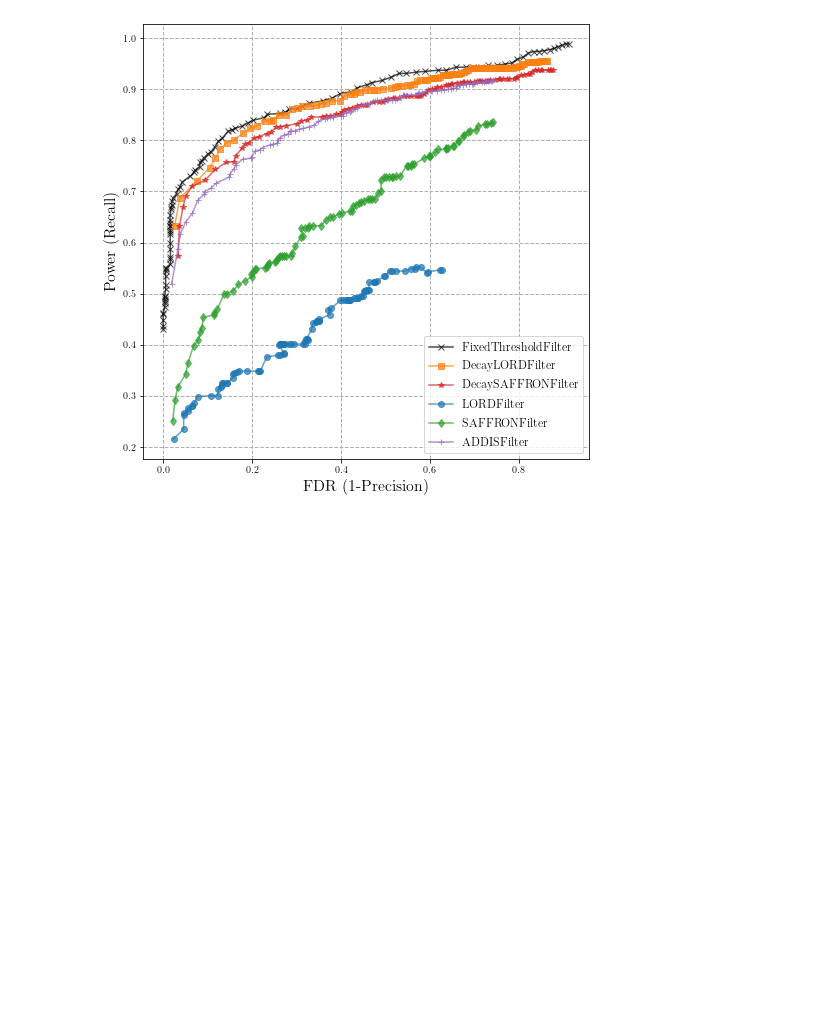
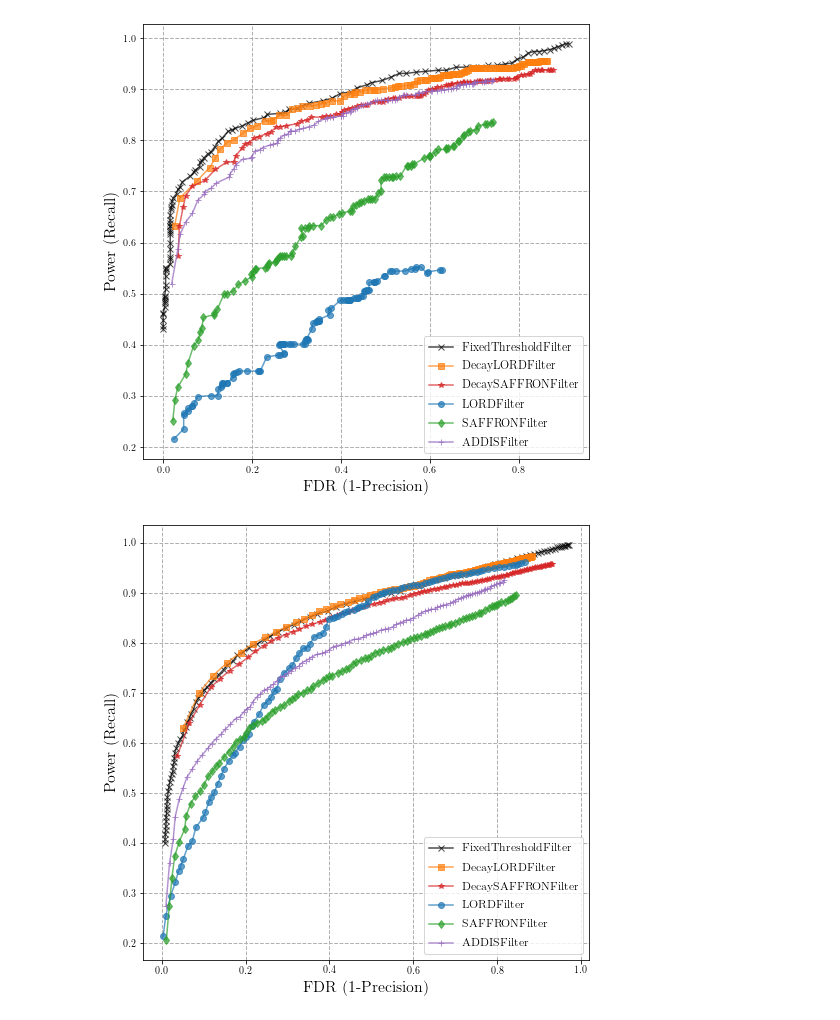
Before and after one commit to qrebjock/fdrc_anomaly_detection_cde, a Jupyter notebook: notebooks/experiment2_visualizer.ipynb, the cells around one changed output. Cells and saved outputs as stored; diff of their text form; code cells hidden in the pictures; blank space fills up the shorter version.

```diff
--- a/notebooks/experiment2_visualizer.ipynb
+++ b/notebooks/experiment2_visualizer.ipynb
@@ -64,3 +64,9 @@ _, _, results = load_experiment(SAMPLES_DIR / "decreasing_signal_strength_sample
 make_fdp_curve(results)
 # %% [output]
 [figure]
+# %%
+_, _, results = load_experiment(EXPERIMENT_DIR / "piecewise-2-2021-06-03-20-52-22")
+fig = make_fdp_curve(results)
+fig
+# %% [output]
+[figure, added]
```
Also changed, not shown: parts of 6 cells of this notebook, 25 other files.
